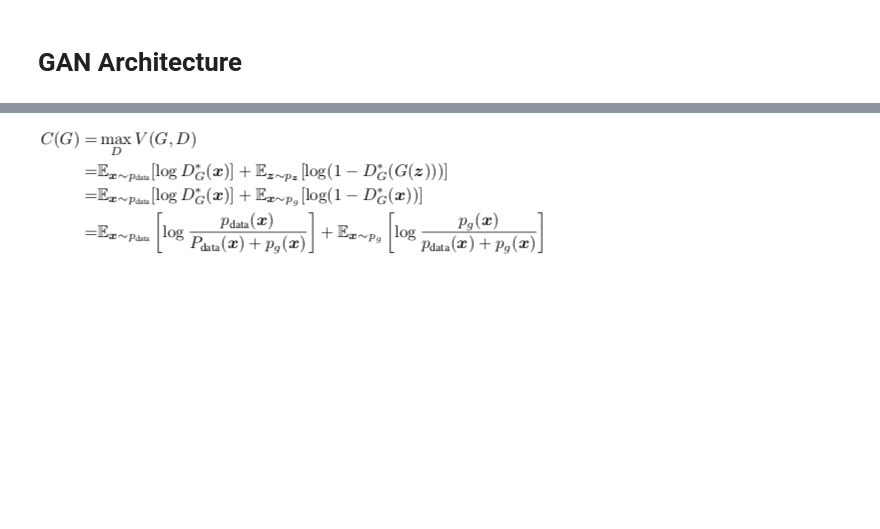
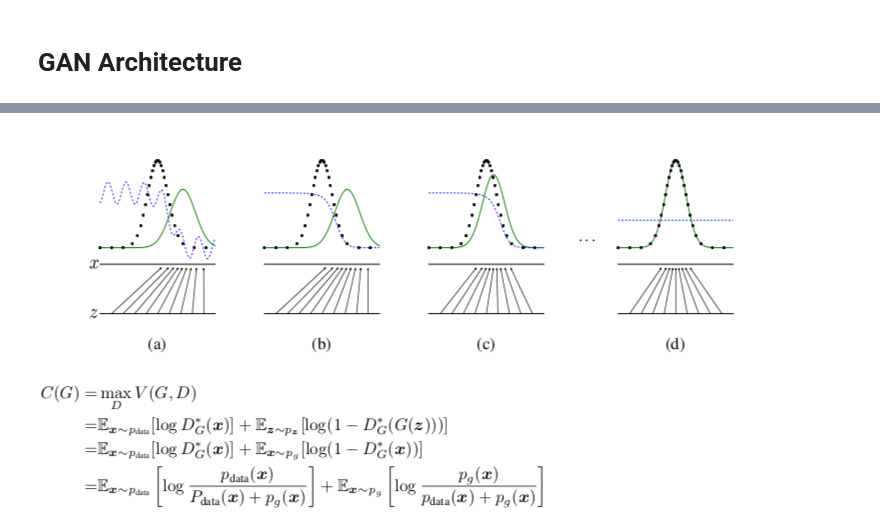
Before and after one commit to Lamela/GAN, a Jupyter notebook: Generative-Adversarial-Network-Tutorial-master/Generative Adversarial Networks Tutorial.ipynb, the cells around one changed output, grey strips where cells are left out. Drawn from its saved outputs; the diff is of its cells as text; code cells hidden in the pictures; blank space fills up the shorter version.

Commit message:
add principle image.

```diff
--- a/Generative-Adversarial-Network-Tutorial-master/Generative Adversarial Networks Tutorial.ipynb
+++ b/Generative-Adversarial-Network-Tutorial-master/Generative Adversarial Networks Tutorial.ipynb
@@ -2,6 +2,11 @@
 # GAN Architecture
 # %% [markdown]
 ![caption](Images/GAN1.png)
+# %%
+from IPython.display import Image
+Image(filename="Images/principle.png")
+# %% [output]
+[figure, added]
 # %%
 from IPython.display import Image
 Image(filename="Images/cost.png")
```
Also changed, not shown: 6 other files.
